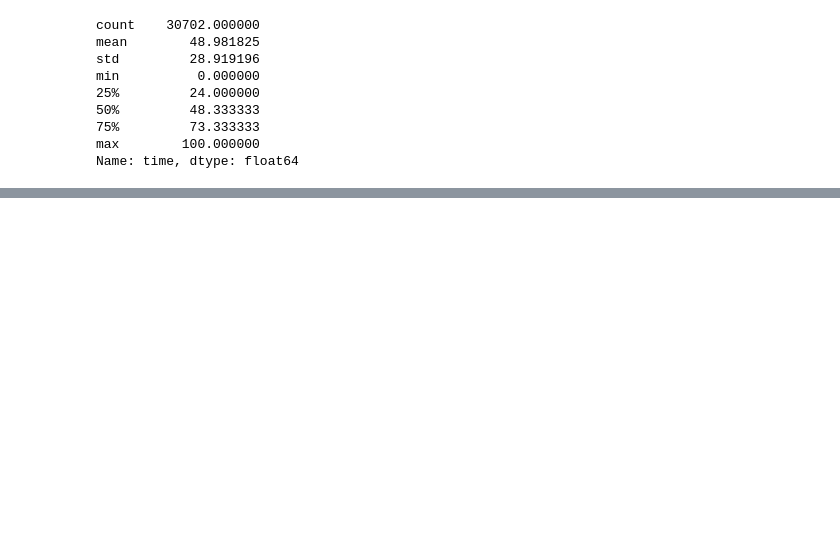
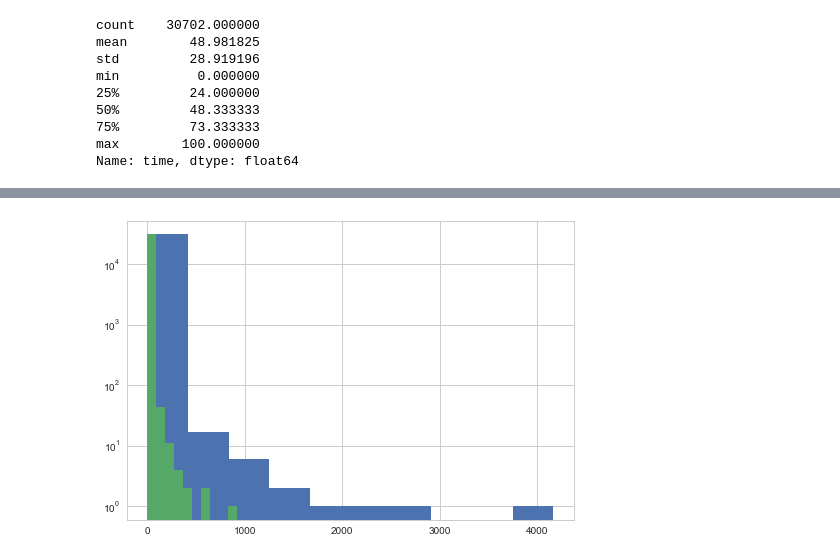
Before and after one commit to blanarik/kickstarter_success_prediction, a Jupyter notebook: 05_Kickstarter_data_integration_and_exploratory_data_analysis_of_merged_dataset.ipynb, the cells around one changed output, grey strips where cells are left out. Cells and saved outputs as stored; diff of their text form; code cells hidden in the pictures; blank space fills up the shorter version.

```diff
--- a/05_Kickstarter_data_integration_and_exploratory_data_analysis_of_merged_dataset.ipynb
+++ b/05_Kickstarter_data_integration_and_exploratory_data_analysis_of_merged_dataset.ipynb
@@ -497,0 +685,6 @@ order by p.project_id asc;
+# %%
+df['comments_count_public_while_scraping'].hist(bins=10)
+df['comments_count_creator_while_scraping'].hist(bins=10)
+plt.yscale('log')
+# %% [output]
+[figure, added]
```
Also changed, not shown: parts of 80 cells of this notebook.
